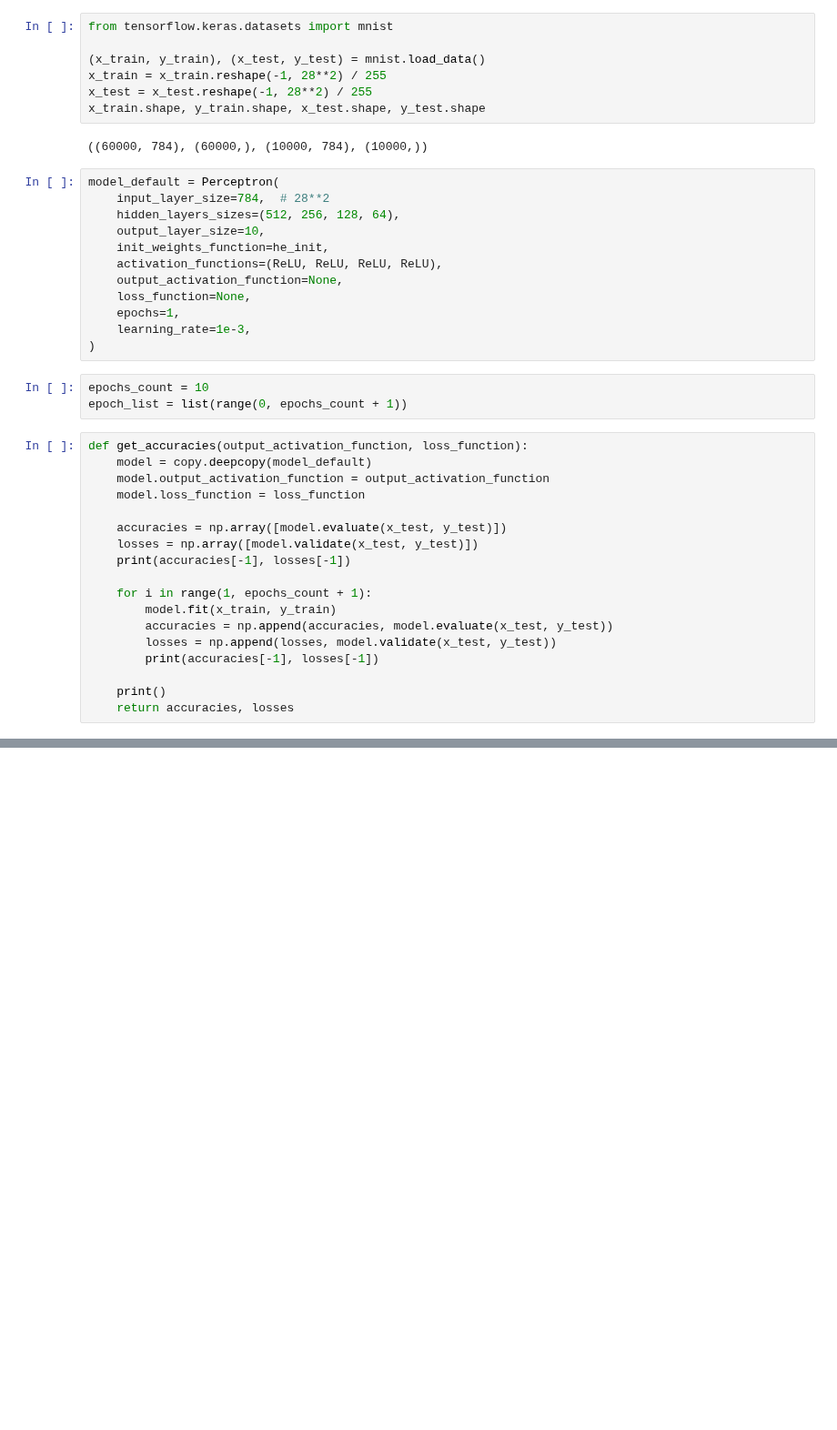
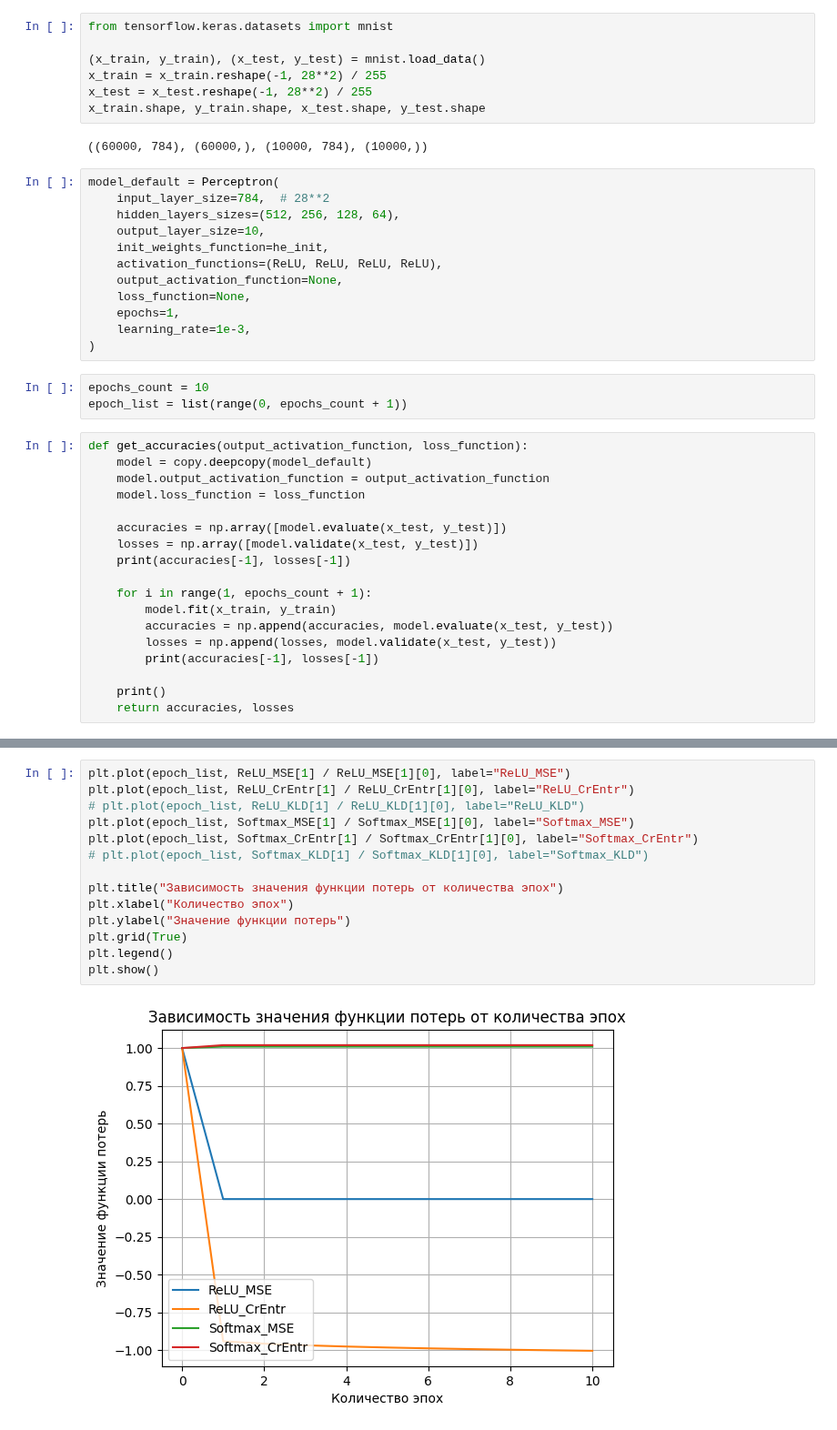
Before and after one commit to AngelicHedgehog/BMSTU-Theory-of-Artificial-Neural-Networks, a Jupyter notebook: hw2/hw2.ipynb, the cells around one changed output, grey strips where cells are left out. Shown at 91% size. Drawn from its saved outputs; the diff is of its cells as text; blank space fills up the shorter version.

```diff
--- a/hw2/hw2.ipynb
+++ b/hw2/hw2.ipynb
@@ -250,0 +299,16 @@ plt.show()
+# %%
+plt.plot(epoch_list, ReLU_MSE[1] / ReLU_MSE[1][0], label="ReLU_MSE")
+plt.plot(epoch_list, ReLU_CrEntr[1] / ReLU_CrEntr[1][0], label="ReLU_CrEntr")
+# plt.plot(epoch_list, ReLU_KLD[1] / ReLU_KLD[1][0], label="ReLU_KLD")
+plt.plot(epoch_list, Softmax_MSE[1] / Softmax_MSE[1][0], label="Softmax_MSE")
+plt.plot(epoch_list, Softmax_CrEntr[1] / Softmax_CrEntr[1][0], label="Softmax_CrEntr")
+# plt.plot(epoch_list, Softmax_KLD[1] / Softmax_KLD[1][0], label="Softmax_KLD")
+
+plt.title("Зависимость значения функции потерь от количества эпох")
+plt.xlabel("Количество эпох")
+plt.ylabel("Значение функции потерь")
+plt.grid(True)
+plt.legend()
+plt.show()
+# %% [output]
+[figure, added]
```
Also changed, not shown: parts of 14 cells of this notebook, 2 other files.
